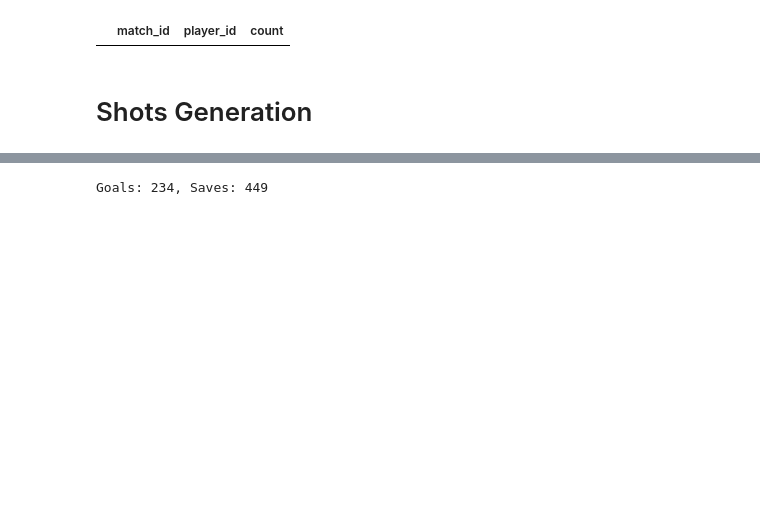
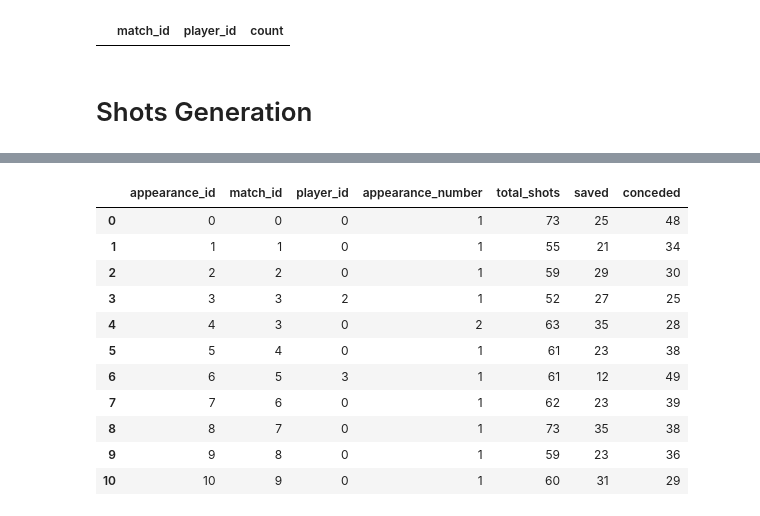
Before and after one commit to mingosmingos/synthetic-goalkeeping-data, a Jupyter notebook: Data Generation.ipynb, the cells around one changed output, grey strips where cells are left out. Drawn from its saved outputs; the diff is of its cells as text; code cells hidden in the pictures; blank space fills up the shorter version.

```diff
--- a/Data Generation.ipynb
+++ b/Data Generation.ipynb
@@ -196,5 +193,23 @@ shots_df.head(15)
 15 rows × 40 columns
-# %%
-print(f"Goals: {shots_with_full_data_df['saved'].sum()}, Saves: {(~shots_with_full_data_df['saved']).sum()}")
-# %% [output]
-Goals: 234, Saves: 449
+# %%
+shot_stats = shots_df.groupby('appearance_id')['saved'].agg([
+    ('total_shots', 'size'),
+    ('saved', 'sum')
+]).reset_index()
+shot_stats["conceded"] = shot_stats["total_shots"] - shot_stats["saved"]
+# %%
+appearances_df = appearances_df.merge(shot_stats, on='appearance_id', how='left').fillna(0)
+appearances_df
+# %% [output]
+|  | appearance_id | match_id | player_id | appearance_number | total_shots | saved | conceded |
+| 0 | 0 | 0 | 0 | 1 | 73 | 25 | 48 |
+| 1 | 1 | 1 | 0 | 1 | 55 | 21 | 34 |
+| 2 | 2 | 2 | 0 | 1 | 59 | 29 | 30 |
+| 3 | 3 | 3 | 2 | 1 | 52 | 27 | 25 |
+| 4 | 4 | 3 | 0 | 2 | 63 | 35 | 28 |
+| 5 | 5 | 4 | 0 | 1 | 61 | 23 | 38 |
+| 6 | 6 | 5 | 3 | 1 | 61 | 12 | 49 |
+| 7 | 7 | 6 | 0 | 1 | 62 | 23 | 39 |
+| 8 | 8 | 7 | 0 | 1 | 73 | 35 | 38 |
+| 9 | 9 | 8 | 0 | 1 | 59 | 23 | 36 |
+| 10 | 10 | 9 | 0 | 1 | 60 | 31 | 29 |
```
Also changed, not shown: parts of 9 cells of this notebook, 6 other files.
